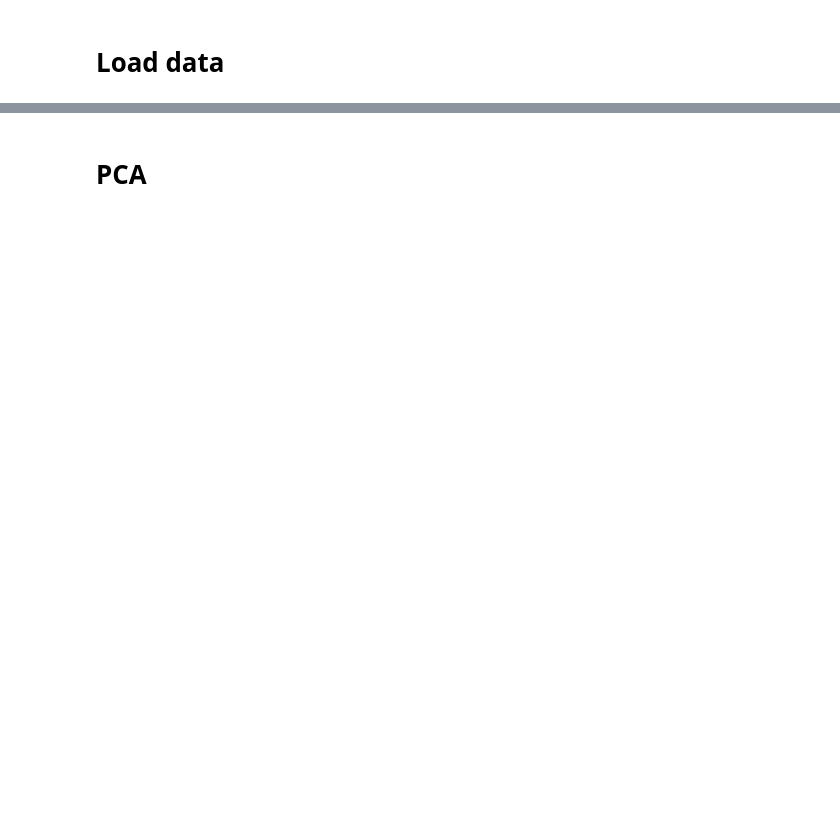
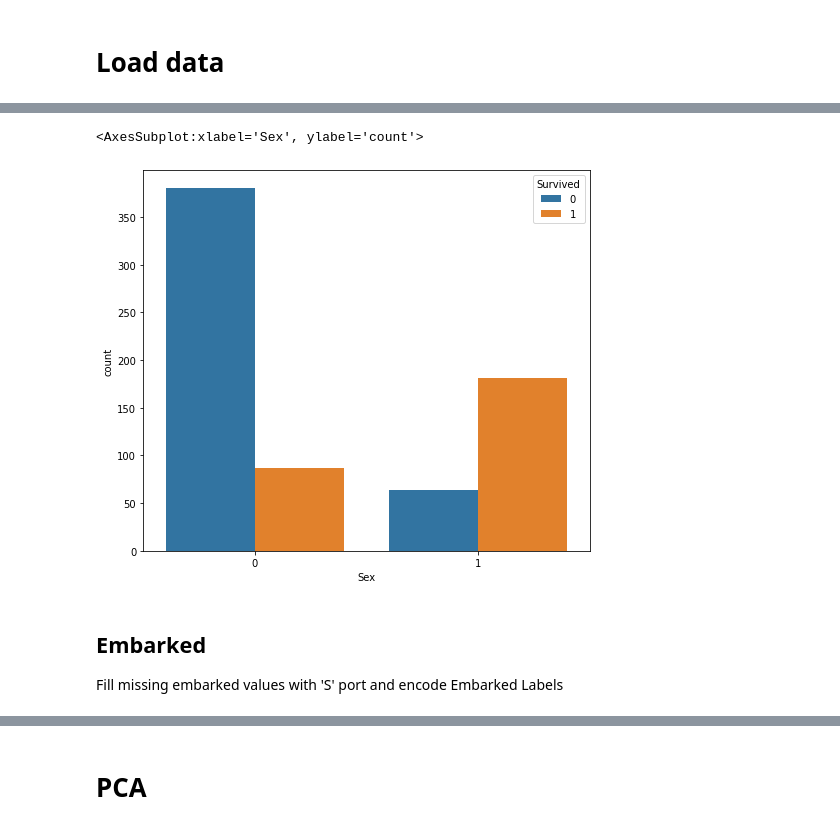
Before and after one commit to niggoo/titanic-classification, a Jupyter notebook: notebook.ipynb, the cells around one changed output, grey strips where cells are left out. Saved outputs shown, nothing was run; the diff lists cells and outputs as text; code cells hidden in the pictures; blank space fills up the shorter version.

```diff
--- a/notebook.ipynb
+++ b/notebook.ipynb
@@ -101,2 +322,11 @@ df_test["Sex"] = df_test["Sex"].map( {'female': 1, 'male': 0} ).astype(int)
+# %%
+plt.figure(figsize=(8,7))
+sns.countplot(data=df_train, x="Sex", hue="Survived")
+# %% [output]
+<AxesSubplot:xlabel='Sex', ylabel='count'>
+[figure, added]
+# %% [markdown]
+## Embarked
+Fill missing embarked values with 'S' port and encode Embarked Labels
 # %%
 df_train.groupby("Embarked").count()["PassengerId"].reset_index().rename(columns={"PassengerId": "embark_count"})
```
Also changed, not shown: parts of 82 cells of this notebook.
